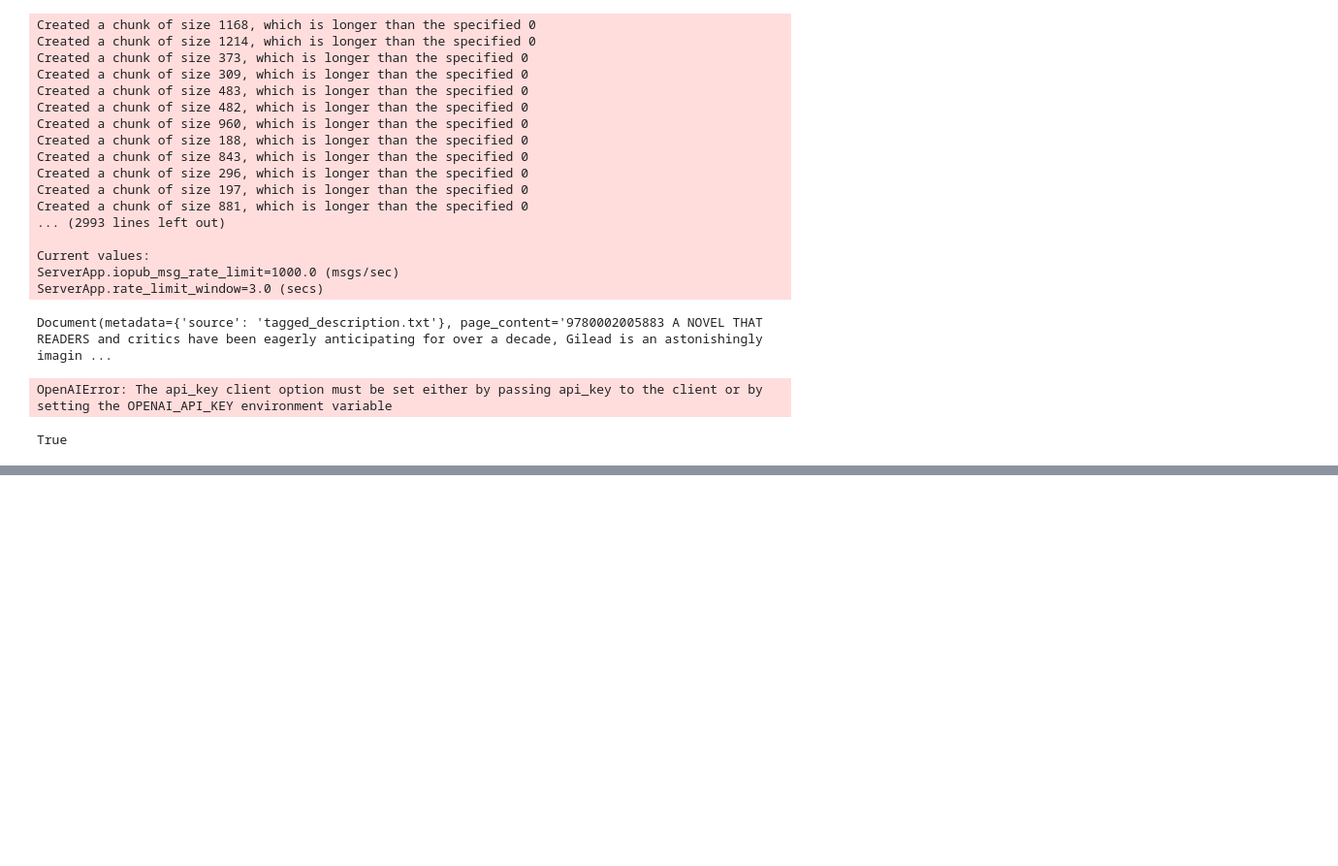
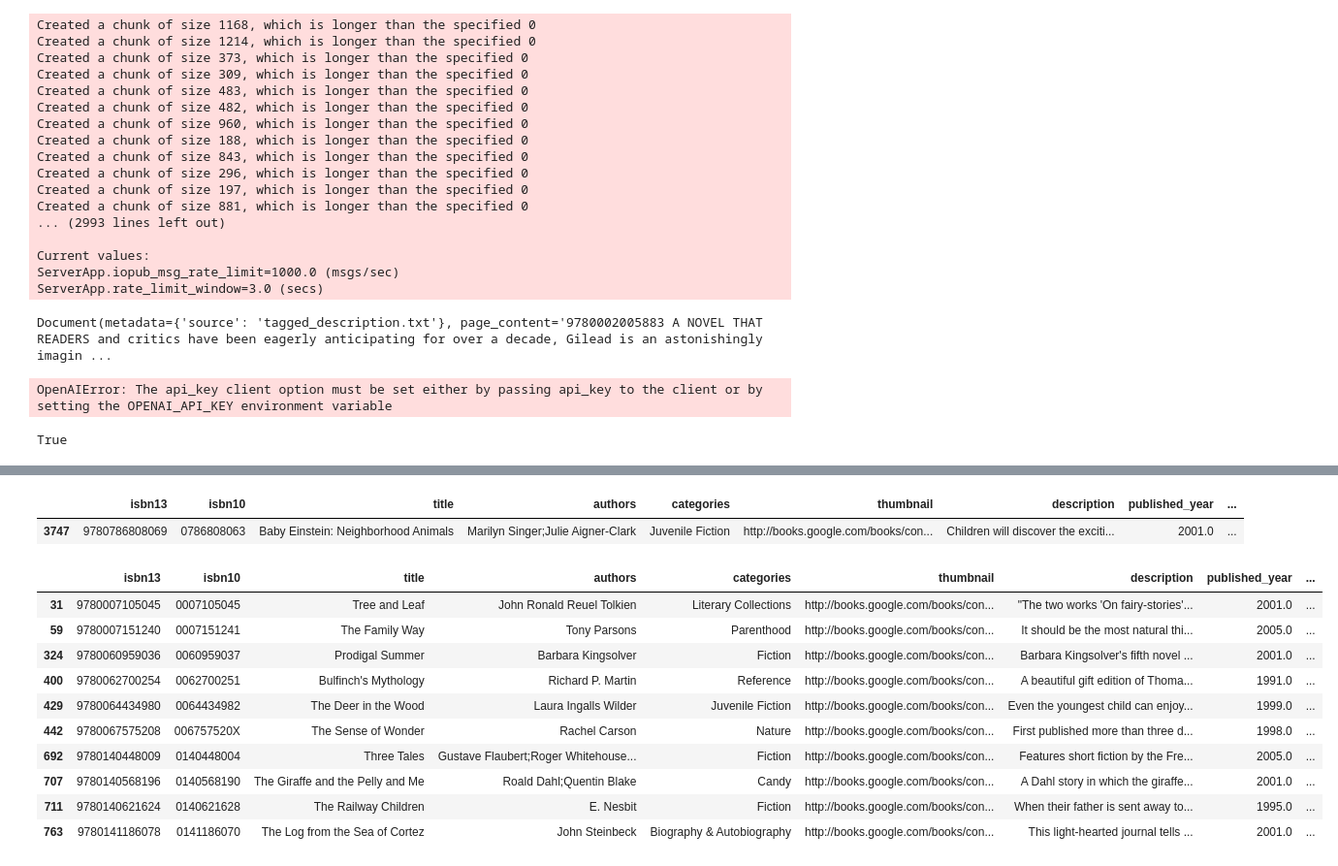
Before and after one commit to mandyh101/Semantic-Book-Recommender, a Jupyter notebook: vector-search.ipynb, the cells around one changed output, grey strips where cells are left out. Shown at 97% size. Saved outputs shown, nothing was run; the diff lists cells and outputs as text; code cells hidden in the pictures; blank space fills up the shorter version.

Commit message:
retrieve books recs with query

```diff
--- a/vector-search.ipynb
+++ b/vector-search.ipynb
@@ -73,3 +73,10 @@ True
 # %%
 # now create document embeddings and store them in a vector db. We call chroma to do this and we pass two arguments: are split text documents data and type of embeddings (openAI in this case
 db_books = Chroma.from_documents(documents, embedding=OpenAIEmbeddings())
+# %%
+# time to practice some queries in our vector db
+#1. assign a search query string to a variable
+query = " a book to teach children about nature"
+#2. run the simalarity search method without qquery on our vector db. k=10 arg tells the method how many results to return
+docs = db_books.similarity_search(query, k=10 )
+docs
@@ -75,0 +94,39 @@ db_books = Chroma.from_documents(documents, embedding=OpenAIEmbeddings())
+# %%
+# now we want to get back not only the descriptions that can be recommended based on the query, but also the books that are related to these tagged_descriptions
+# use pandas to get the book with the matching ISBN to the first result in the docs. we split the description by spaces and get the first element (this will be ths ISBN) and then we srip any whitespace and convert to an integer so it can be matched with a value in the isbn13 column of books which is datatype integer
+
+books[books["isbn13"] == int(docs[0].page_content.split()[0].strip())]
+# %% [output]
+|  | isbn13 | isbn10 | title | authors | categories | thumbnail | description | published_year | ... |
+| 3747 | 9780786808069 | 0786808063 | Baby Einstein: Neighborhood Animals | Marilyn Singer;Julie Aigner-Clark | Juvenile Fiction | http://books.google.com/books/con... | Children will discover the exciti... | 2001.0 | ... |
+# %%
+# Below function is used to pass in a query and get all matching results for a query and return all the related book to recommend
+
+def retrieve_semantic_recommendations(
+     query: str,
+    top_k: int = 10,
+) -> pd.DataFrame:
+    recs = db_books.similarity_search(query, k=50)
+
+    #set up an empty books list array
+    books_list = []
+    # loop over every recommendation returned from our query and return the matching book record to push it into our books_lis
+    for i in range(0, len(recs)):
+        books_list += [int(recs[i].page_content.strip('"').split()[0])] #change to page content first by " marks as some descritions had " instead of w-space
+
+    #finally filter to keep all the isbns that match in the books list
+    return books[books["isbn13"].isin(books_list)].head(top_k)
+# %%
+retrieve_semantic_recommendations("books to teach children about nature")
+# %% [output]
+|  | isbn13 | isbn10 | title | authors | categories | thumbnail | description | published_year | ... |
+| 31 | 9780007105045 | 0007105045 | Tree and Leaf | John Ronald Reuel Tolkien | Literary Collections | http://books.google.com/books/con... | "The two works 'On fairy-stories'... | 2001.0 | ... |
+| 59 | 9780007151240 | 0007151241 | The Family Way | Tony Parsons | Parenthood | http://books.google.com/books/con... | It should be the most natural thi... | 2005.0 | ... |
+| 324 | 9780060959036 | 0060959037 | Prodigal Summer | Barbara Kingsolver | Fiction | http://books.google.com/books/con... | Barbara Kingsolver's fifth novel ... | 2001.0 | ... |
+| 400 | 9780062700254 | 0062700251 | Bulfinch's Mythology | Richard P. Martin | Reference | http://books.google.com/books/con... | A beautiful gift edition of Thoma... | 1991.0 | ... |
+| 429 | 9780064434980 | 0064434982 | The Deer in the Wood | Laura Ingalls Wilder | Juvenile Fiction | http://books.google.com/books/con... | Even the youngest child can enjoy... | 1999.0 | ... |
+| 442 | 9780067575208 | 006757520X | The Sense of Wonder | Rachel Carson | Nature | http://books.google.com/books/con... | First published more than three d... | 1998.0 | ... |
+| 692 | 9780140448009 | 0140448004 | Three Tales | Gustave Flaubert;Roger Whitehouse... | Fiction | http://books.google.com/books/con... | Features short fiction by the Fre... | 2005.0 | ... |
+| 707 | 9780140568196 | 0140568190 | The Giraffe and the Pelly and Me | Roald Dahl;Quentin Blake | Candy | http://books.google.com/books/con... | A Dahl story in which the giraffe... | 2001.0 | ... |
+| 711 | 9780140621624 | 0140621628 | The Railway Children | E. Nesbit | Fiction | http://books.google.com/books/con... | When their father is sent away to... | 1995.0 | ... |
+| 763 | 9780141186078 | 0141186070 | The Log from the Sea of Cortez | John Steinbeck | Biography & Autobiography | http://books.google.com/books/con... | This light-hearted journal tells ... | 2001.0 | ... |
```
Also changed, not shown: parts of 1 cell of this notebook.
